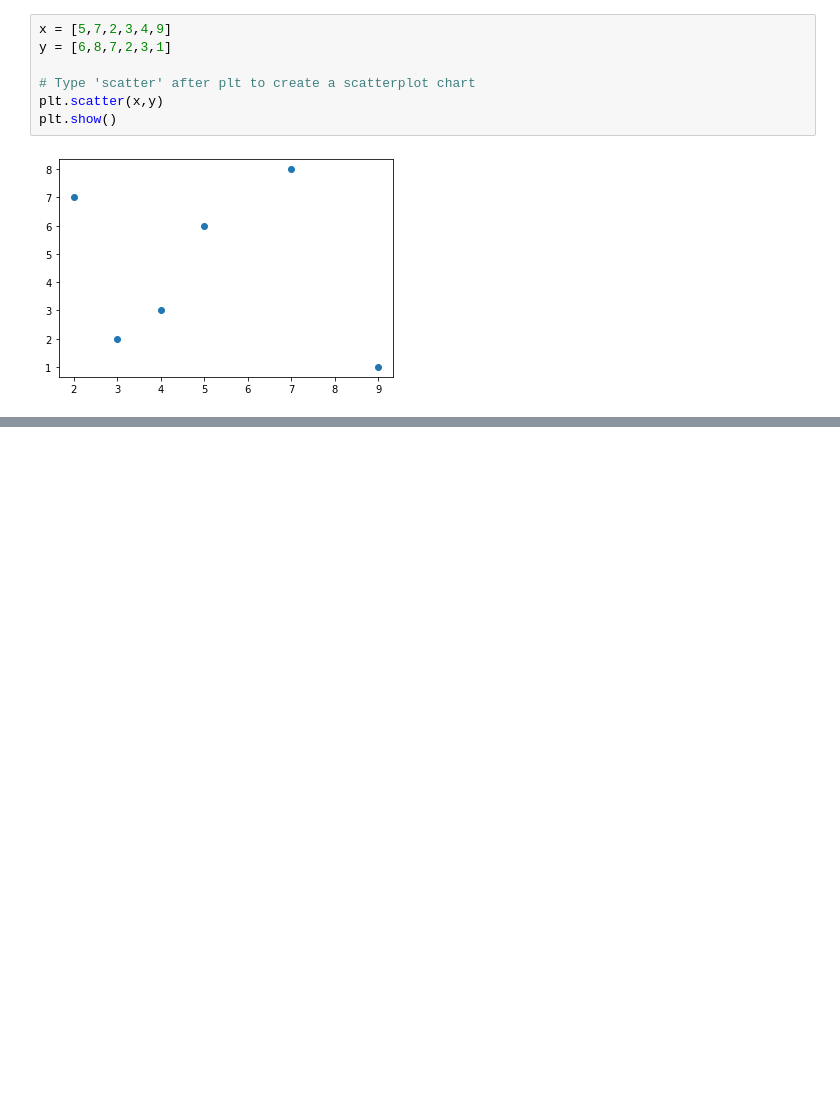
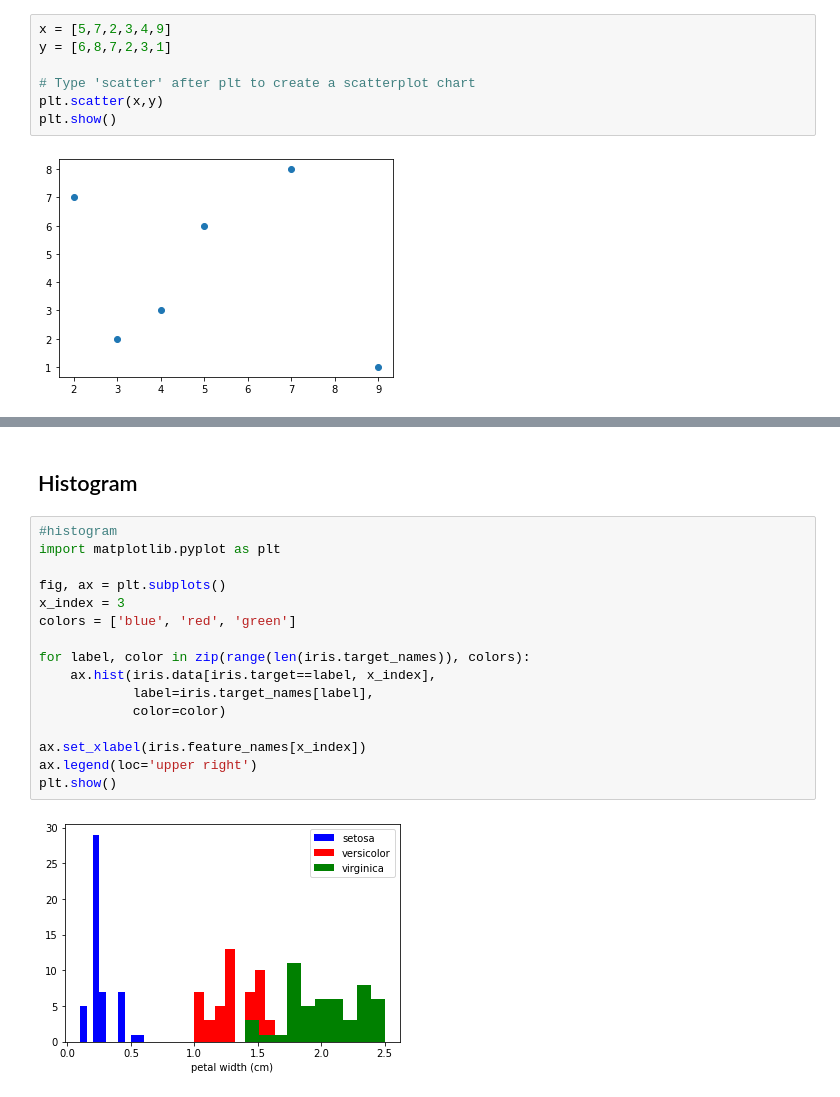
Before and after one commit to jaystockwell/dsla, a Jupyter notebook: content/docs/KnowledgeObjects/Fall2021/DSBK Matplotlib Content.ipynb, the cells around one changed output, grey strips where cells are left out. Saved outputs shown, nothing was run; the diff lists cells and outputs as text; blank space fills up the shorter version.

```diff
--- a/content/docs/KnowledgeObjects/Fall2021/DSBK Matplotlib Content.ipynb
+++ b/content/docs/KnowledgeObjects/Fall2021/DSBK Matplotlib Content.ipynb
@@ -102,0 +166,20 @@ plt.show()
+# %% [markdown]
+## Histogram
+# %%
+#histogram
+import matplotlib.pyplot as plt
+
+fig, ax = plt.subplots()
+x_index = 3
+colors = ['blue', 'red', 'green']
+
+for label, color in zip(range(len(iris.target_names)), colors):
+    ax.hist(iris.data[iris.target==label, x_index],
+            label=iris.target_names[label],
+            color=color)
+
+ax.set_xlabel(iris.feature_names[x_index])
+ax.legend(loc='upper right')
+plt.show()
+# %% [output]
+[figure, added]
```
Also changed, not shown: parts of 13 cells of this notebook.
